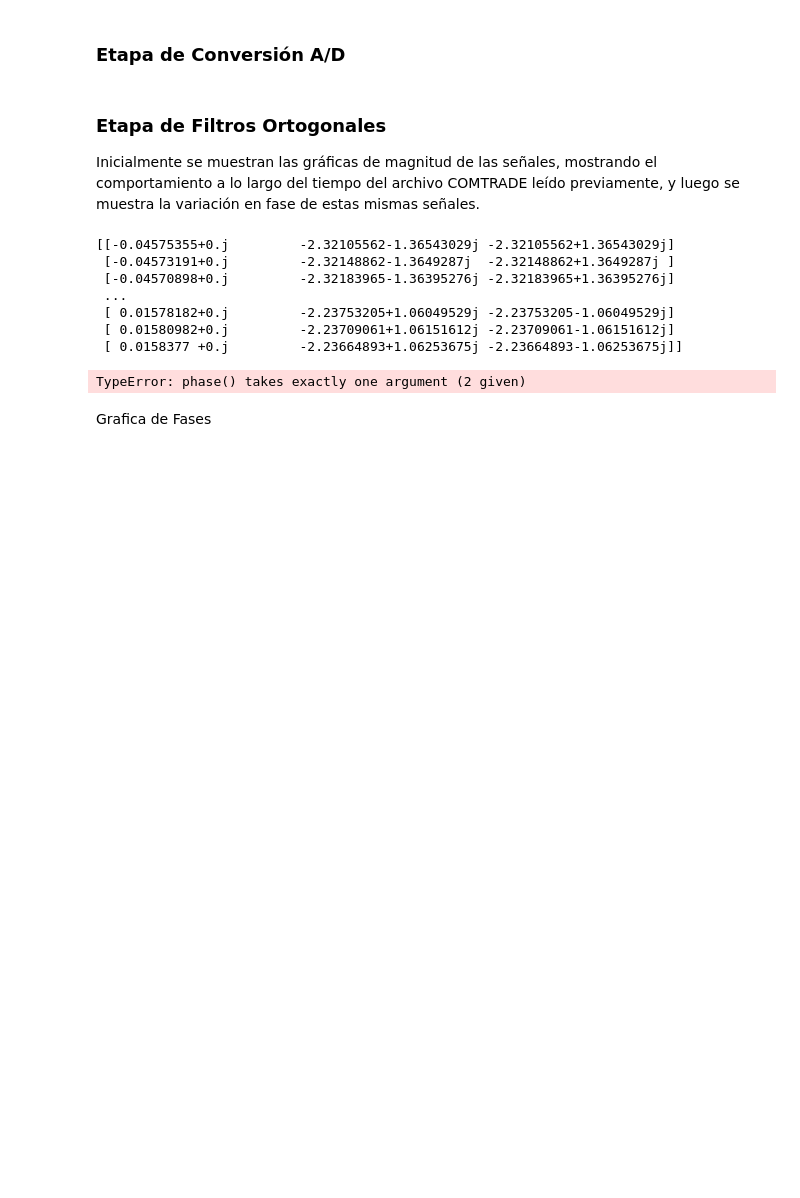
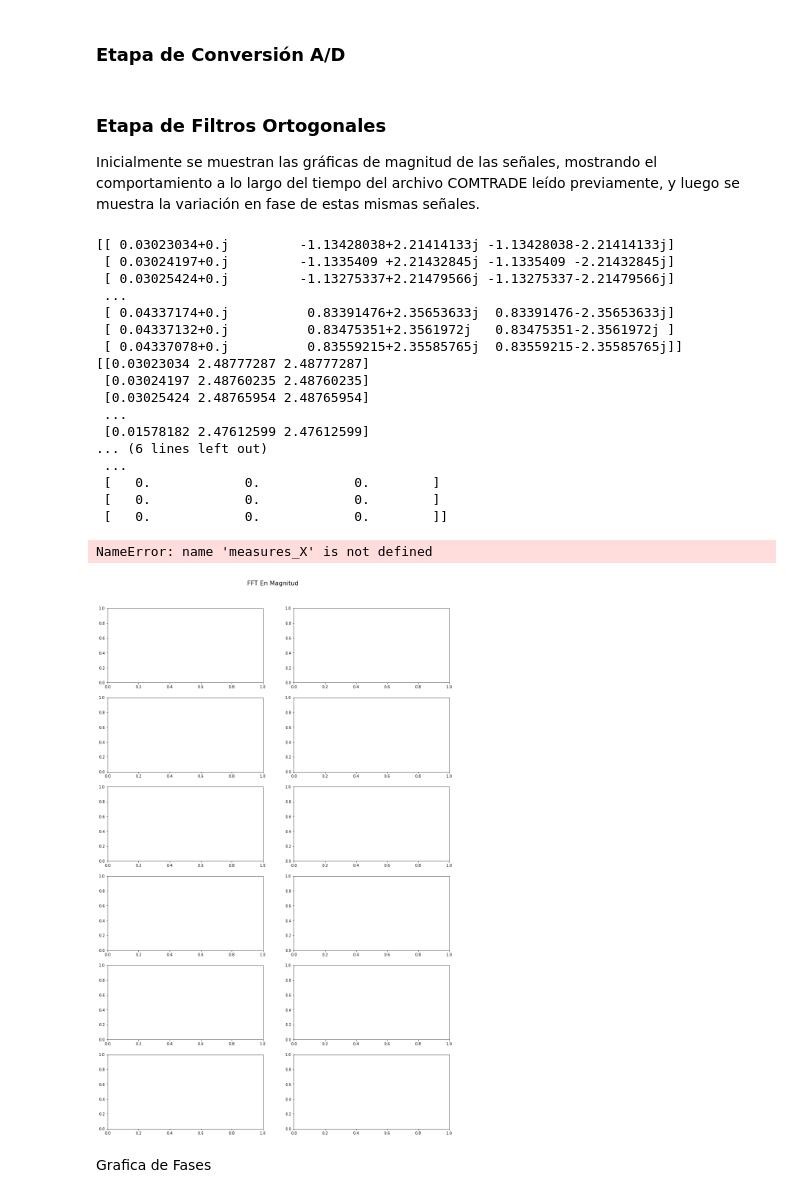
Before and after one commit to andresenrique08/Virtual_Relay_Course, a Jupyter notebook: TC3/Test_Rele_Final.ipynb, the cells around one changed output. Saved outputs shown, nothing was run; the diff lists cells and outputs as text; code cells hidden in the pictures; blank space fills up the shorter version.

```diff
--- a/TC3/Test_Rele_Final.ipynb
+++ b/TC3/Test_Rele_Final.ipynb
@@ -201,9 +202,10 @@ print(fft1)
 for i in range((3)):
     for j in range((3)):
         mfft1[i][j]=abs(fft1[i][j])
-        afft1[i][j]= cmath.phase((fft1[i][j]).real,(fft1[i][j]).imag)
+        afft1[i][j]= math.degrees(cmath.phase((fft1[i][j])))
 
 print(mfft1)
+print ("a")
 print(afft1)
 
 
@@ -212,41 +214,52 @@ print(afft1)
 f, axarr = plt.subplots(6, 2, figsize =(16, 25))
 f.suptitle('FFT En Magnitud', y=0.92, fontsize=16)
 labels_X = ['DFT Fase A','DFT Fase B', 'DFT Fase C']
 cont = 0
-for i in range(len(measures_X)):
+for i in range(len(measures)):
     axarr.flat[0].set_title(r'$\bf{Bus 1}$',x=1.09, fontsize=14)
     axarr[3,0].set_title(r'$\bf{Bus 2}$',x=1.09, fontsize=14)
     for j in np.arange(3):
         if (cont % 2)==0: #Si es par
             p1 = np.int(cont/2)
             p2 = 0
             axarr[p1,p2].set_ylabel('Voltaje [V]')
         else:
             p1 = np.int(np.ceil(cont/2)-1)
             p2 = 1
             axarr[p1,p2].set_ylabel('Corriente [A]')
         if (i<2):
             p1 = j
             if (i%2)==0: p2=0
             else: p2=1
         else:
             p1 = j + 3
             if (i%2)==0: p2=0
             else: p2=1
         axarr[p1,p2].set_xlabel('Tiempo [seg]')
         axarr[p1,p2].plot(time_sub[:,i], measures_sub[i][:,j], colors[j], label=labels[j])
         axarr[p1,p2].plot(t[:,i], measures_X[i][:,j], colors_sub_dig[j], label=labels_X[j])
         axarr[p1,p2].legend()
         cont = cont + 1
 # %% [output]
-[[-0.04575355+0.j         -2.32105562-1.36543029j -2.32105562+1.36543029j]
- [-0.04573191+0.j         -2.32148862-1.3649287j  -2.32148862+1.3649287j ]
- [-0.04570898+0.j         -2.32183965-1.36395276j -2.32183965+1.36395276j]
+[[ 0.03023034+0.j         -1.13428038+2.21414133j -1.13428038-2.21414133j]
+ [ 0.03024197+0.j         -1.1335409 +2.21432845j -1.1335409 -2.21432845j]
+ [ 0.03025424+0.j         -1.13275337+2.21479566j -1.13275337-2.21479566j]
  ...
- [ 0.01578182+0.j         -2.23753205+1.06049529j -2.23753205-1.06049529j]
- [ 0.01580982+0.j         -2.23709061+1.06151612j -2.23709061-1.06151612j]
- [ 0.0158377 +0.j         -2.23664893+1.06253675j -2.23664893-1.06253675j]]
+ [ 0.04337174+0.j          0.83391476+2.35653633j  0.83391476-2.35653633j]
+ [ 0.04337132+0.j          0.83475351+2.3561972j   0.83475351-2.3561972j ]
+ [ 0.04337078+0.j          0.83559215+2.35585765j  0.83559215-2.35585765j]]
+[[0.03023034 2.48777287 2.48777287]
+ [0.03024197 2.48760235 2.48760235]
+ [0.03025424 2.48765954 2.48765954]
+ ...
+ [0.01578182 2.47612599 2.47612599]
+... (6 lines left out)
+ ...
+ [   0.            0.            0.        ]
+ [   0.            0.            0.        ]
+ [   0.            0.            0.        ]]
-TypeError: phase() takes exactly one argument (2 given)
+NameError: name 'measures_X' is not defined
+[figure, added]
 # %% [markdown]
 Grafica de Fases
 # %%
```
Also changed, not shown: parts of 2 cells of this notebook, 2 other files.
